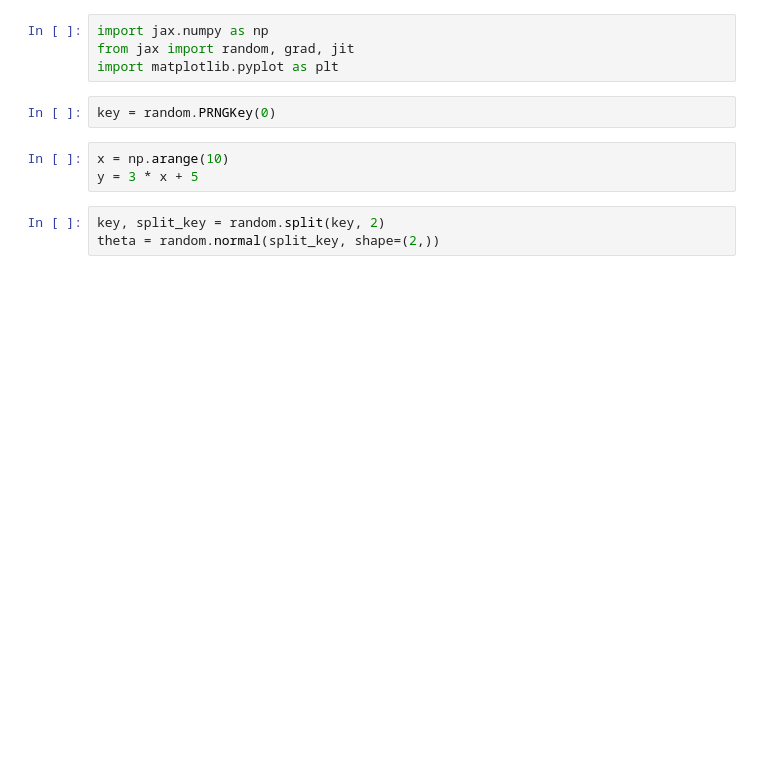
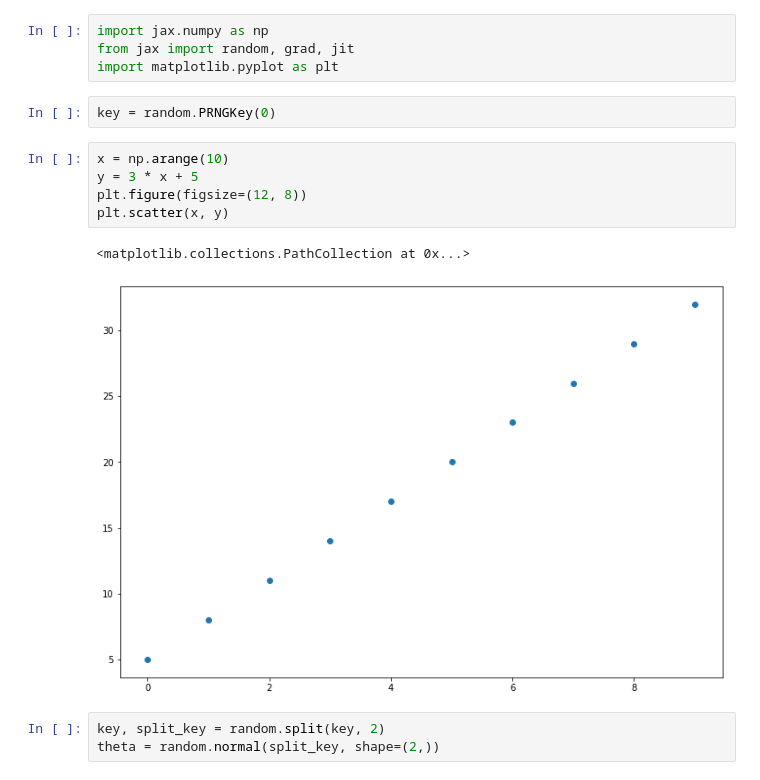
Before and after one commit to adam-r-kowalski/presentation, a Jupyter notebook: linear.ipynb, the cells around one changed output. Cells and saved outputs as stored; diff of their text form; blank space fills up the shorter version.

Commit message:
more graphs

```diff
--- a/linear.ipynb
+++ b/linear.ipynb
@@ -7,6 +7,11 @@ key = random.PRNGKey(0)
 # %%
 x = np.arange(10)
 y = 3 * x + 5
+plt.figure(figsize=(12, 8))
+plt.scatter(x, y)
+# %% [output]
+<matplotlib.collections.PathCollection at 0x...>
+[figure, added]
 # %%
 key, split_key = random.split(key, 2)
 theta = random.normal(split_key, shape=(2,))
```
Also changed, not shown: parts of 2 cells of this notebook, 2 other files.
